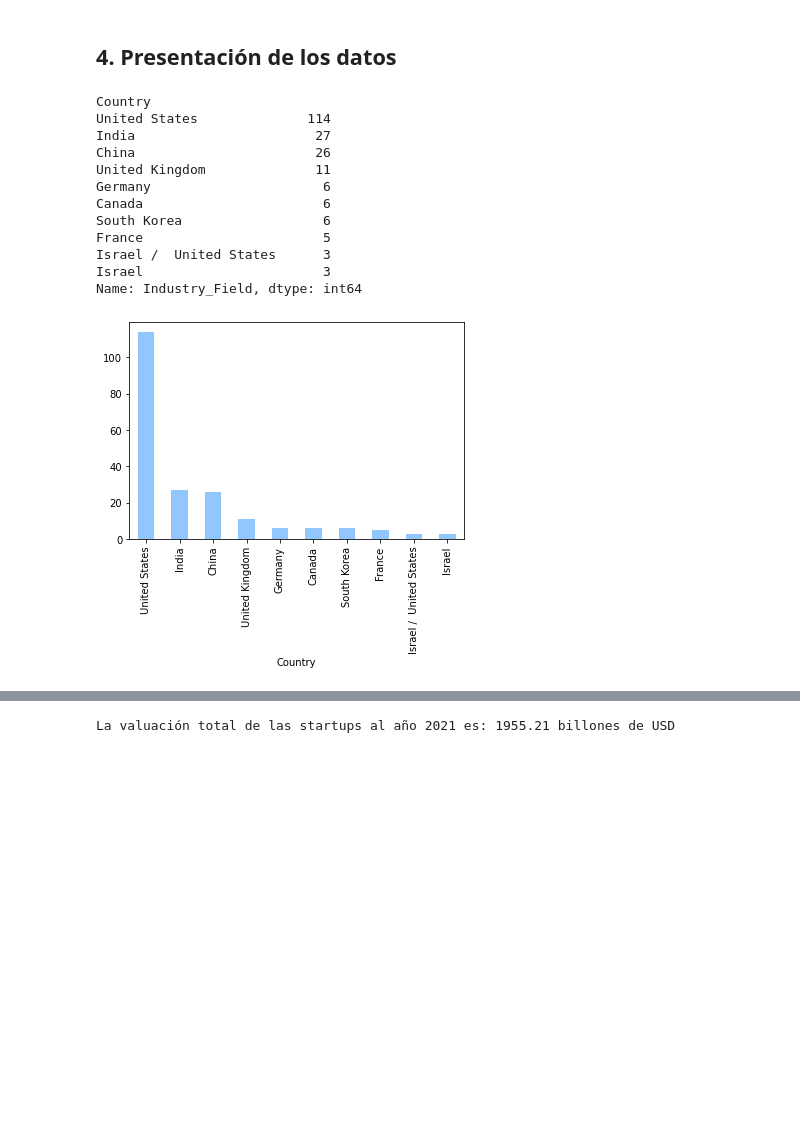
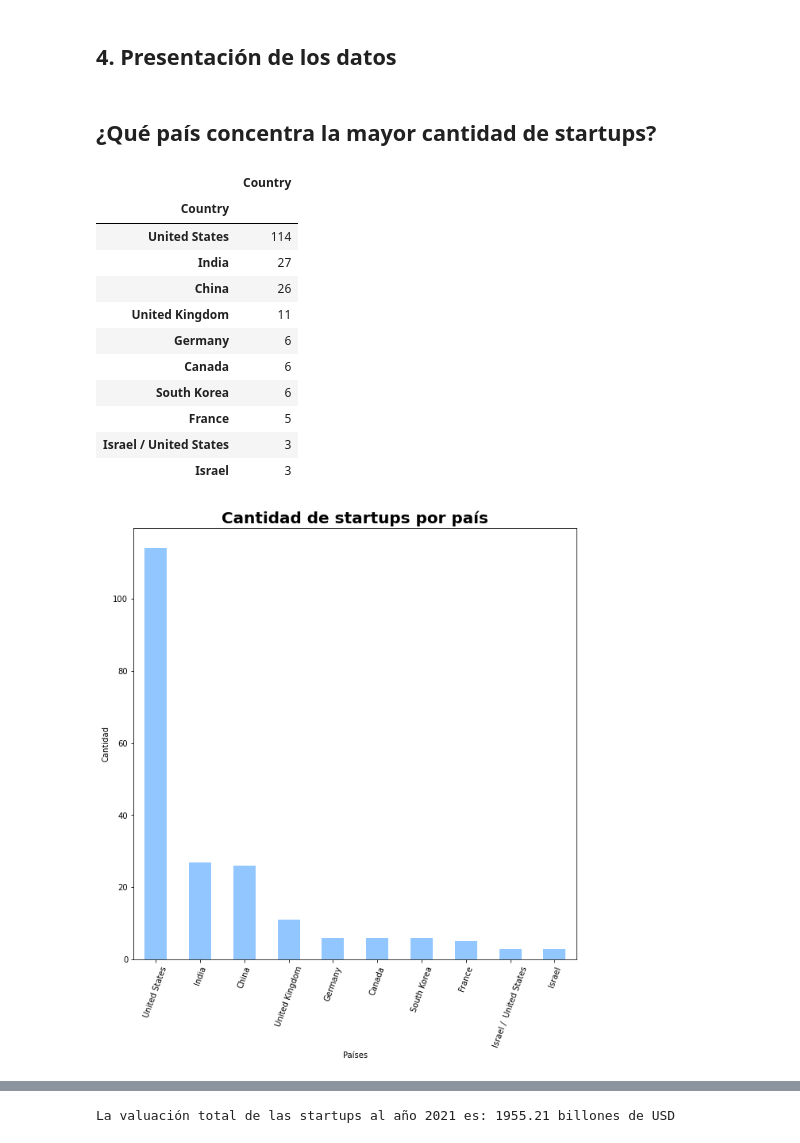
Before and after one commit to Franblar/Proyecto-Final---Startups, a Jupyter notebook: Análisis de datos - Startups.ipynb, the cells around one changed output, grey strips where cells are left out. Drawn from its saved outputs; the diff is of its cells as text; code cells hidden in the pictures; blank space fills up the shorter version.

```diff
--- a/Análisis de datos - Startups.ipynb
+++ b/Análisis de datos - Startups.ipynb
@@ -250,29 +225,36 @@ Name: Industry_Field, Length: 82, dtype: int64
 ------------------
 # %% [markdown]
 ## 4. Presentación de los datos
+# %% [markdown]
+## ¿Qué país concentra la mayor cantidad de startups?
 # %%
 #hacer esto en una función?
 
-industry_country = clean_df.groupby('Country')['Industry_Field'].count().sort_values(ascending = False).head(10)
+industry_country = clean_df.groupby('Country')['Country'].count().sort_values(ascending = False).head(10)
 
-industry_country
+industry_country.to_frame()
 # %% [output]
-Country
-United States              114
-India                       27
-China                       26
-United Kingdom              11
-Germany                      6
-Canada                       6
-South Korea                  6
-France                       5
-Israel /  United States      3
-Israel                       3
-Name: Industry_Field, dtype: int64
+|  | Country |
+| Country |  |
+| United States | 114 |
+| India | 27 |
+| China | 26 |
+| United Kingdom | 11 |
+| Germany | 6 |
+| Canada | 6 |
+| South Korea | 6 |
+| France | 5 |
+| Israel / United States | 3 |
+| Israel | 3 |
 # %%
-industry_country_plot = industry_country.plot.bar();
+industry_country.plot.bar(figsize=(10,10));
+
+plt.title('Cantidad de startups por país', fontdict = {'fontsize':20, 'fontweight':'bold'});
+plt.xlabel('Países');
+plt.ylabel('Cantidad');
+plt.xticks(rotation=70);
 # %% [output]
-[figure, old version]
+[figure, new version]
 # %%
 #crear nuevo dataframe?
 
```
Also changed, not shown: parts of 15 cells of this notebook.
